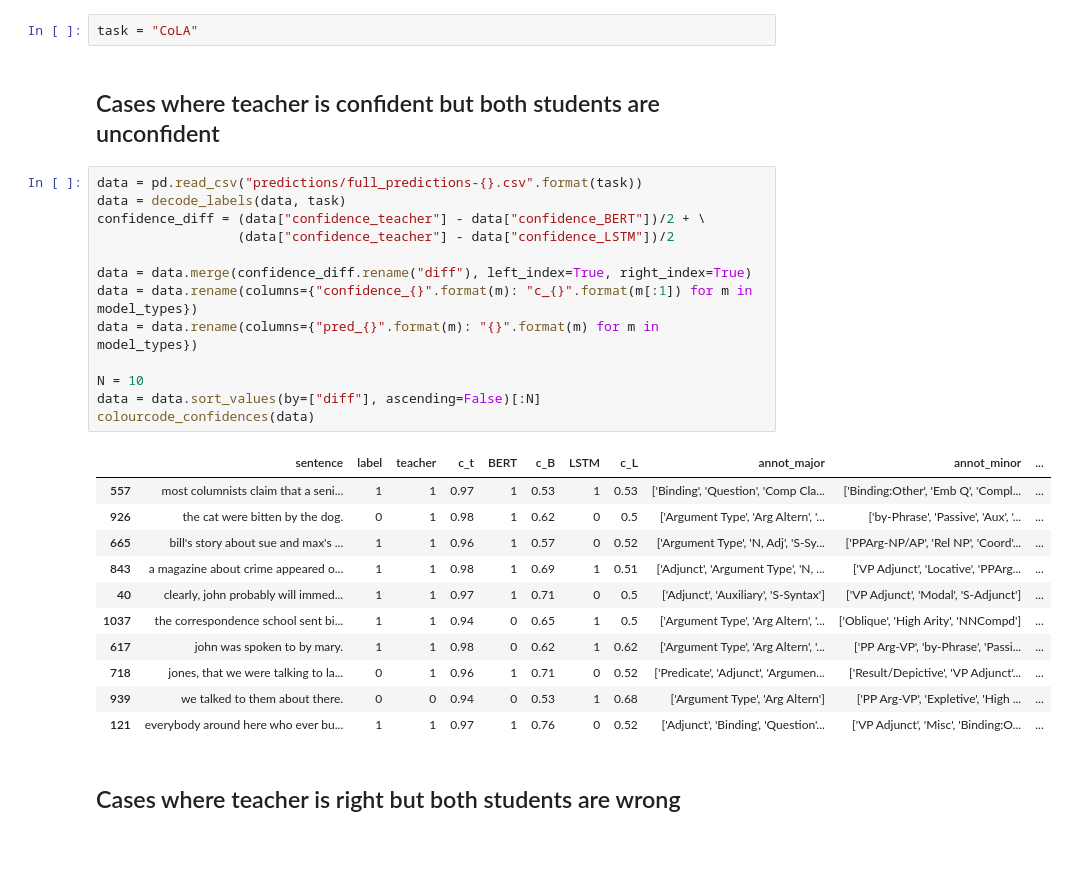
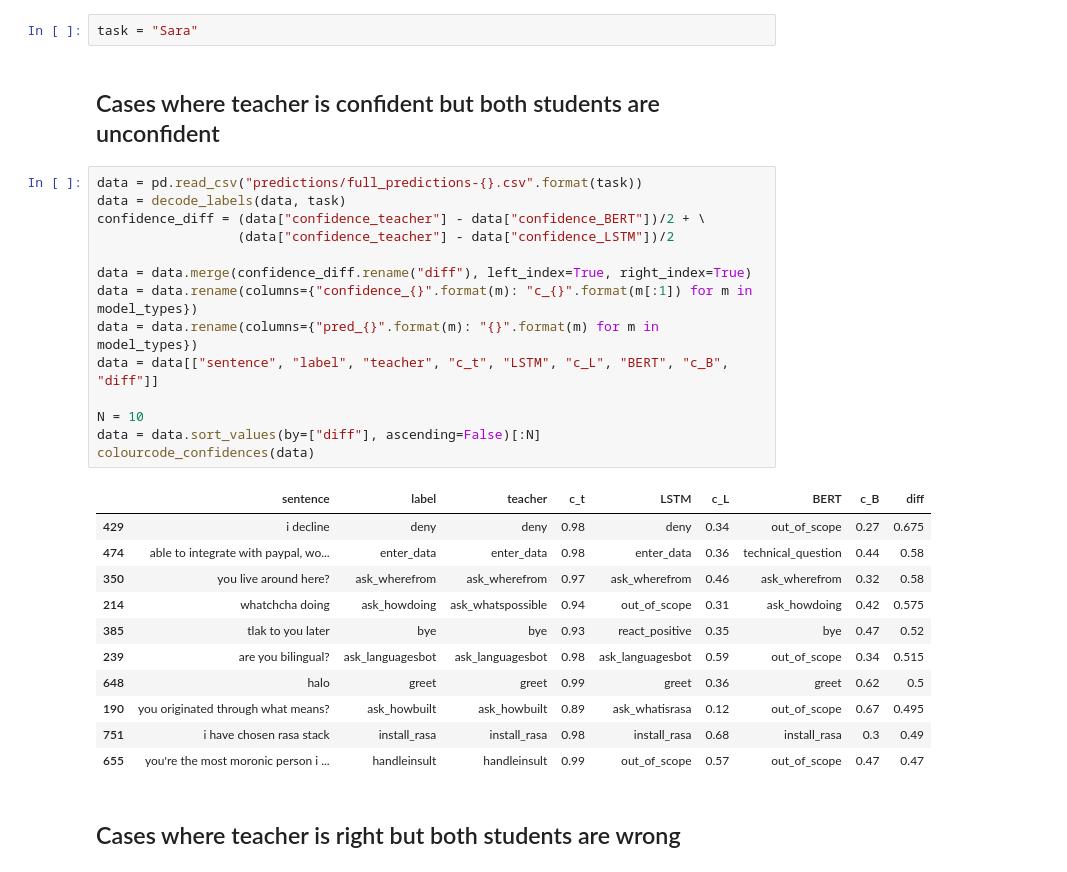
Before and after one commit to samsucik/knowledge-distil-bert, a Jupyter notebook: experiments/analysis/Prediction analysis.ipynb, the cells around one changed output. Cells and saved outputs as stored; diff of their text form.

```diff
--- a/experiments/analysis/Prediction analysis.ipynb
+++ b/experiments/analysis/Prediction analysis.ipynb
@@ -361,34 +364,35 @@ fig.savefig("img/hits-mistakes-overlap{}.png".format("(multiseed)" if multi_seed
 # %% [markdown]
 # Exploring knowledge distillation
 # %%
-task = "CoLA"
+task = "Sara"
 # %% [markdown]
 ## Cases where teacher is confident but both students are unconfident
 # %%
 data = pd.read_csv("predictions/full_predictions-{}.csv".format(task))
 data = decode_labels(data, task)
 confidence_diff = (data["confidence_teacher"] - data["confidence_BERT"])/2 + \
                   (data["confidence_teacher"] - data["confidence_LSTM"])/2
 
 data = data.merge(confidence_diff.rename("diff"), left_index=True, right_index=True)
 data = data.rename(columns={"confidence_{}".format(m): "c_{}".format(m[:1]) for m in model_types})
 data = data.rename(columns={"pred_{}".format(m): "{}".format(m) for m in model_types})
+data = data[["sentence", "label", "teacher", "c_t", "LSTM", "c_L", "BERT", "c_B", "diff"]]
 
 N = 10
 data = data.sort_values(by=["diff"], ascending=False)[:N]
 colourcode_confidences(data)
 # %% [output]
-|  | sentence | label | teacher | c_t | BERT | c_B | LSTM | c_L | annot_major | annot_minor | ... |
-| 557 | most columnists claim that a seni... | 1 | 1 | 0.97 | 1 | 0.53 | 1 | 0.53 | ['Binding', 'Question', 'Comp Cla... | ['Binding:Other', 'Emb Q', 'Compl... | ... |
-| 926 | the cat were bitten by the dog. | 0 | 1 | 0.98 | 1 | 0.62 | 0 | 0.5 | ['Argument Type', 'Arg Altern', '... | ['by-Phrase', 'Passive', 'Aux', '... | ... |
-| 665 | bill's story about sue and max's ... | 1 | 1 | 0.96 | 1 | 0.57 | 0 | 0.52 | ['Argument Type', 'N, Adj', 'S-Sy... | ['PPArg-NP/AP', 'Rel NP', 'Coord'... | ... |
-| 843 | a magazine about crime appeared o... | 1 | 1 | 0.98 | 1 | 0.69 | 1 | 0.51 | ['Adjunct', 'Argument Type', 'N, ... | ['VP Adjunct', 'Locative', 'PPArg... | ... |
-| 40 | clearly, john probably will immed... | 1 | 1 | 0.97 | 1 | 0.71 | 0 | 0.5 | ['Adjunct', 'Auxiliary', 'S-Syntax'] | ['VP Adjunct', 'Modal', 'S-Adjunct'] | ... |
-| 1037 | the correspondence school sent bi... | 1 | 1 | 0.94 | 0 | 0.65 | 1 | 0.5 | ['Argument Type', 'Arg Altern', '... | ['Oblique', 'High Arity', 'NNCompd'] | ... |
-| 617 | john was spoken to by mary. | 1 | 1 | 0.98 | 0 | 0.62 | 1 | 0.62 | ['Argument Type', 'Arg Altern', '... | ['PP Arg-VP', 'by-Phrase', 'Passi... | ... |
-| 718 | jones, that we were talking to la... | 0 | 1 | 0.96 | 1 | 0.71 | 0 | 0.52 | ['Predicate', 'Adjunct', 'Argumen... | ['Result/Depictive', 'VP Adjunct'... | ... |
-| 939 | we talked to them about there. | 0 | 0 | 0.94 | 0 | 0.53 | 1 | 0.68 | ['Argument Type', 'Arg Altern'] | ['PP Arg-VP', 'Expletive', 'High ... | ... |
-| 121 | everybody around here who ever bu... | 1 | 1 | 0.97 | 1 | 0.76 | 0 | 0.52 | ['Adjunct', 'Binding', 'Question'... | ['VP Adjunct', 'Misc', 'Binding:O... | ... |
+|  | sentence | label | teacher | c_t | LSTM | c_L | BERT | c_B | diff |
+| 429 | i decline | deny | deny | 0.98 | deny | 0.34 | out_of_scope | 0.27 | 0.675 |
+| 474 | able to integrate with paypal, wo... | enter_data | enter_data | 0.98 | enter_data | 0.36 | technical_question | 0.44 | 0.58 |
+| 350 | you live around here? | ask_wherefrom | ask_wherefrom | 0.97 | ask_wherefrom | 0.46 | ask_wherefrom | 0.32 | 0.58 |
+| 214 | whatchcha doing | ask_howdoing | ask_whatspossible | 0.94 | out_of_scope | 0.31 | ask_howdoing | 0.42 | 0.575 |
+| 385 | tlak to you later | bye | bye | 0.93 | react_positive | 0.35 | bye | 0.47 | 0.52 |
+| 239 | are you bilingual? | ask_languagesbot | ask_languagesbot | 0.98 | ask_languagesbot | 0.59 | out_of_scope | 0.34 | 0.515 |
+| 648 | halo | greet | greet | 0.99 | greet | 0.36 | greet | 0.62 | 0.5 |
+| 190 | you originated through what means? | ask_howbuilt | ask_howbuilt | 0.89 | ask_whatisrasa | 0.12 | out_of_scope | 0.67 | 0.495 |
+| 751 | i have chosen rasa stack | install_rasa | install_rasa | 0.98 | install_rasa | 0.68 | install_rasa | 0.3 | 0.49 |
+| 655 | you're the most moronic person i ... | handleinsult | handleinsult | 0.99 | out_of_scope | 0.57 | out_of_scope | 0.47 | 0.47 |
 # %% [markdown]
 ## Cases where teacher is right but both students are wrong
 # %%
```
Also changed, not shown: parts of 7 cells of this notebook, 6 other files.
